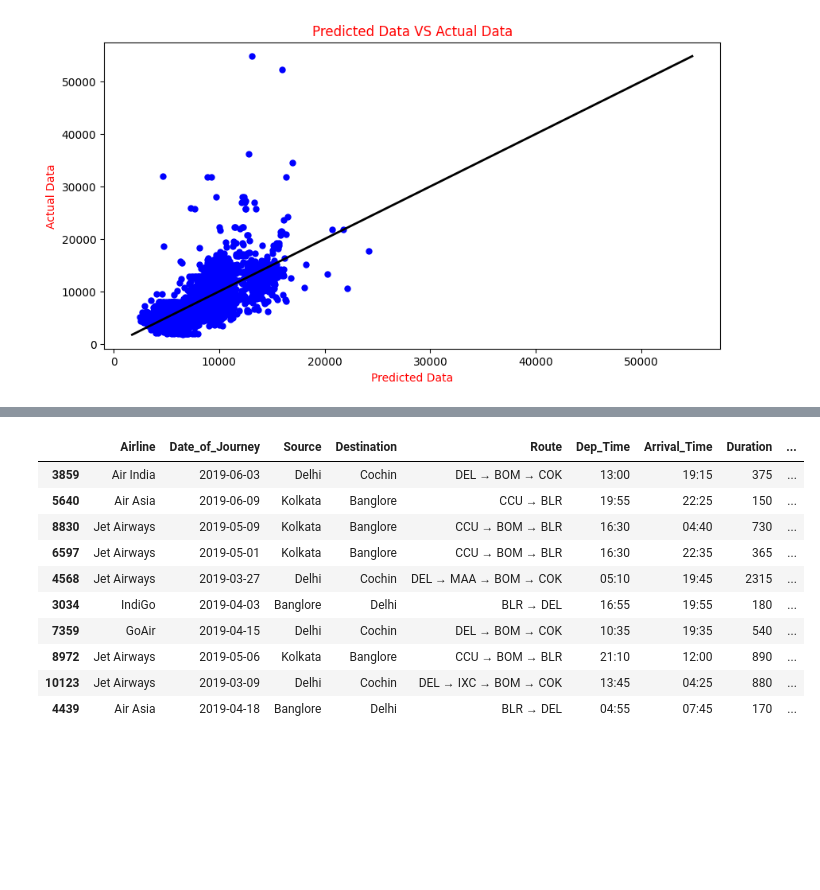
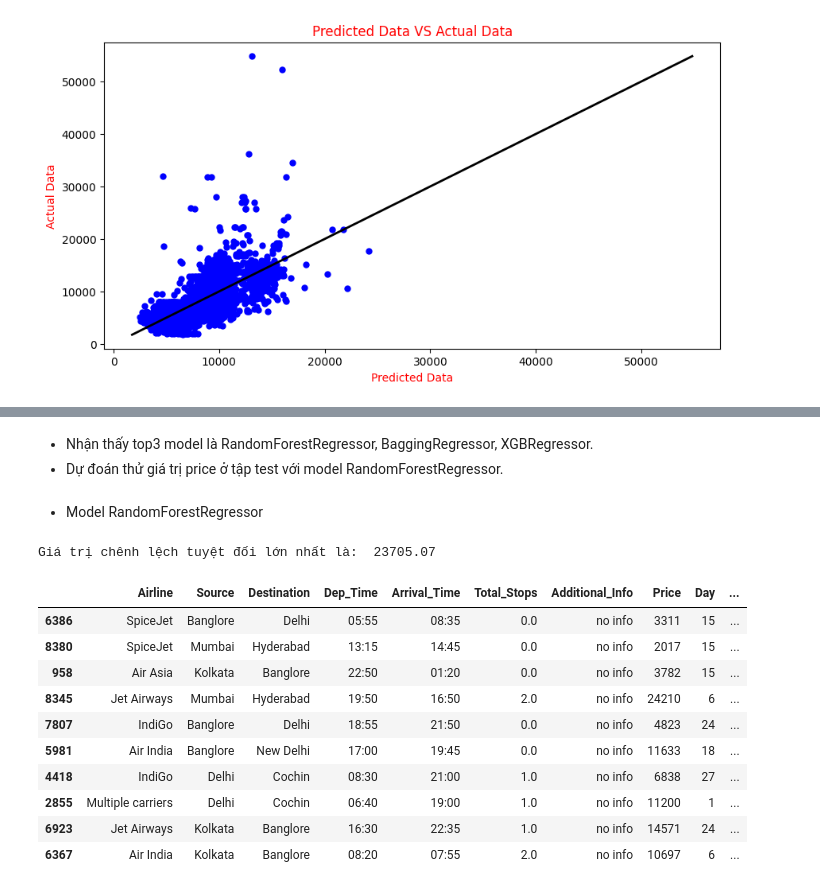
Before and after one commit to Vanniee007/ADA-Final-Project-20CQ.PTDL.05, a Jupyter notebook: FinalProject.ipynb, the cells around one changed output, grey strips where cells are left out. Drawn from its saved outputs; the diff is of its cells as text; code cells hidden in the pictures; blank space fills up the shorter version.

```diff
--- a/FinalProject.ipynb
+++ b/FinalProject.ipynb
@@ -73,3 +75,10 @@ array(['no info', 'in-flight meal not included',
+# %%
+#Vì có sẵn month nên thêm day để bỏ date_of_journey
+#merged_data['Date_of_Journey'] = pd.to_datetime(merged_data['Date_of_Journey'])
+merged_data['Date_of_Journey'] = pd.to_datetime(merged_data['Date_of_Journey'], dayfirst=True)
+
+# Extract day and create a new column
+merged_data['Day'] = merged_data['Date_of_Journey'].dt.day
 # %% [markdown]
 ## Chuyển Duration thành phút (int): Chuyển đổi từ kiểu giờ-phút về kiểu int để tiện cho các tính toán bên dưới.
 # %%
@@ -944,10 +948,3 @@ plt.title('Predicted Data VS Actual Data',c='red')
 plt.show()
 # %% [output]
 [figure]
-# %%
-#mmscaler=MinMaxScaler(feature_range=(0,1))
-scaler=StandardScaler()
-x_train=scaler.fit_transform(x_train)
-x_test=scaler.fit_transform(x_test)
-x_train=pd.DataFrame(x_train)
-x_test=pd.DataFrame(x_test)
@@ -996,16 +997,6 @@ for model in MM:
     print('Mean Squared Error (MSE):', round(metrics.mean_squared_error(y_test, y_pred), 3))
     print('Root Mean Squared Error (RMSE):', round(np.sqrt(metrics.mean_squared_error(y_test, y_pred)), 3))
     print('R2_score:', round(metrics.r2_score(y_test, y_pred), 6))
-    print('Root Mean Squared Log Error (RMSLE):',
-          round(np.log(np.sqrt(metrics.mean_squared_error(y_test, y_pred))), 3))
-
-    # Evaluation of MAPE
-    def MAPE(y_true, y_pred):
-        y_true, y_pred = np.array(y_true), np.array(y_pred)
-        return np.mean(np.abs((y_true - y_pred) / y_true)) * 100
-
-    result = MAPE(y_test, y_pred)
-    print('Mean Absolute Percentage Error (MAPE):', round(result, 2), '%')
 
     # Calculate Adjusted R squared values
     r_squared = round(metrics.r2_score(y_test, y_pred), 6)
@@ -1018,9 +1009,7 @@ for model in MM:
                'Mean_Absolute_Error_MAE': round(metrics.mean_absolute_error(y_test, y_pred), 3),
                'Adj_R_Square': adjusted_r_squared,
                'Root_Mean_Squared_Error_RMSE': round(np.sqrt(metrics.mean_squared_error(y_test, y_pred)), 3),
-               'Mean_Absolute_Percentage_Error_MAPE': round(result, 2),
                'Mean_Squared_Error_MSE': round(metrics.mean_squared_error(y_test, y_pred), 3),
-               'Root_Mean_Squared_Log_Error_RMSLE': round(np.log(np.sqrt(metrics.mean_squared_error(y_test, y_pred))), 3),
                'R2_score': round(metrics.r2_score(y_test, y_pred), 6)}
 
     results_list.append(new_row)
@@ -1072,23 +1063,34 @@ result
+# %% [markdown]
+- Nhận thấy top3 model là RandomForestRegressor, BaggingRegressor, XGBRegressor.
+- Dự đoán thử giá trị price ở tập test với model RandomForestRegressor.
+# %% [markdown]
+- Model RandomForestRegressor
 # %%
 #Trainig the model with
-model = modelrfr.fit(x_train, y_train)
+model_rfr = modelrfr.fit(x_train, y_train)
 # Predict the model with test data
-y_pred = model.predict(x_test)
+y_pred = model_rfr.predict(x_test)
 out=pd.DataFrame({'Price_actual':y_test,'Price_pred':y_pred})
+#Thêm giá dự đoán vào df
 result=df_bk.merge(out,left_index=True,right_index=True)
+#Thêm giá trị chênh lệch tuyệt đối giữa giá vé thực tế và dự đoán
+result['|actual-pred|'] = abs(result['Price_actual'] - result['Price_pred'])
+result_sorted = result.sort_values(by='|actual-pred|', ascending=False)
+print("Giá trị chênh lệch tuyệt đối lớn nhất là: ",result_sorted['|actual-pred|'].iloc[0])
 result.sample(10)
 # %% [output]
+Giá trị chênh lệch tuyệt đối lớn nhất là:  23705.07
-|  | Airline | Date_of_Journey | Source | Destination | Route | Dep_Time | Arrival_Time | Duration | ... |
-| 3859 | Air India | 2019-06-03 | Delhi | Cochin | DEL → BOM → COK | 13:00 | 19:15 | 375 | ... |
-| 5640 | Air Asia | 2019-06-09 | Kolkata | Banglore | CCU → BLR | 19:55 | 22:25 | 150 | ... |
-| 8830 | Jet Airways | 2019-05-09 | Kolkata | Banglore | CCU → BOM → BLR | 16:30 | 04:40 | 730 | ... |
-| 6597 | Jet Airways | 2019-05-01 | Kolkata | Banglore | CCU → BOM → BLR | 16:30 | 22:35 | 365 | ... |
-| 4568 | Jet Airways | 2019-03-27 | Delhi | Cochin | DEL → MAA → BOM → COK | 05:10 | 19:45 | 2315 | ... |
-| 3034 | IndiGo | 2019-04-03 | Banglore | Delhi | BLR → DEL | 16:55 | 19:55 | 180 | ... |
-| 7359 | GoAir | 2019-04-15 | Delhi | Cochin | DEL → BOM → COK | 10:35 | 19:35 | 540 | ... |
-| 8972 | Jet Airways | 2019-05-06 | Kolkata | Banglore | CCU → BOM → BLR | 21:10 | 12:00 | 890 | ... |
-| 10123 | Jet Airways | 2019-03-09 | Delhi | Cochin | DEL → IXC → BOM → COK | 13:45 | 04:25 | 880 | ... |
-| 4439 | Air Asia | 2019-04-18 | Banglore | Delhi | BLR → DEL | 04:55 | 07:45 | 170 | ... |
+|  | Airline | Source | Destination | Dep_Time | Arrival_Time | Total_Stops | Additional_Info | Price | Day | ... |
+| 6386 | SpiceJet | Banglore | Delhi | 05:55 | 08:35 | 0.0 | no info | 3311 | 15 | ... |
+| 8380 | SpiceJet | Mumbai | Hyderabad | 13:15 | 14:45 | 0.0 | no info | 2017 | 15 | ... |
+| 958 | Air Asia | Kolkata | Banglore | 22:50 | 01:20 | 0.0 | no info | 3782 | 15 | ... |
+| 8345 | Jet Airways | Mumbai | Hyderabad | 19:50 | 16:50 | 2.0 | no info | 24210 | 6 | ... |
+| 7807 | IndiGo | Banglore | Delhi | 18:55 | 21:50 | 0.0 | no info | 4823 | 24 | ... |
+| 5981 | Air India | Banglore | New Delhi | 17:00 | 19:45 | 0.0 | no info | 11633 | 18 | ... |
+| 4418 | IndiGo | Delhi | Cochin | 08:30 | 21:00 | 1.0 | no info | 6838 | 27 | ... |
+| 2855 | Multiple carriers | Delhi | Cochin | 06:40 | 19:00 | 1.0 | no info | 11200 | 1 | ... |
+| 6923 | Jet Airways | Kolkata | Banglore | 16:30 | 22:35 | 1.0 | no info | 14571 | 24 | ... |
+| 6367 | Air India | Kolkata | Banglore | 08:20 | 07:55 | 2.0 | no info | 10697 | 6 | ... |
 # %%
 plt.figure(figsize=(10,5))
 sns.regplot(x='Price_actual',y='Price_pred',data=result,color='cyan')
```
Also changed, not shown: parts of 21 cells of this notebook.
